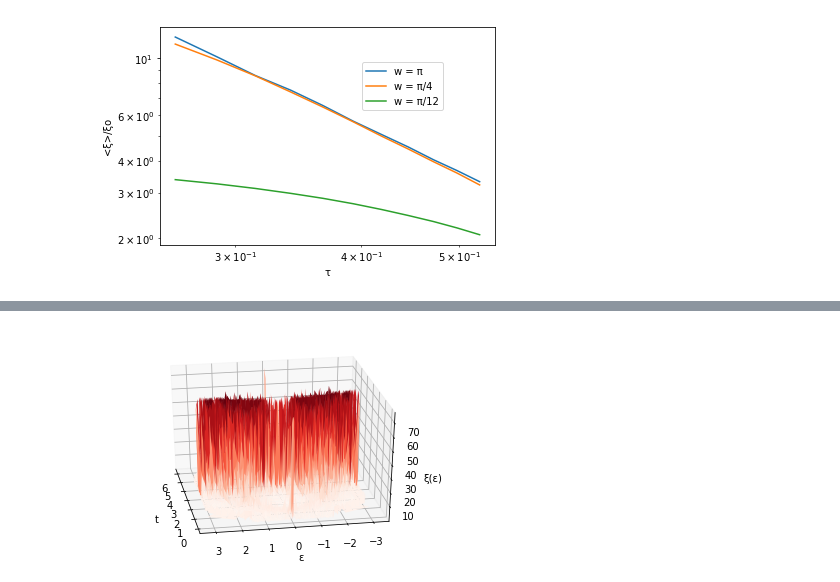
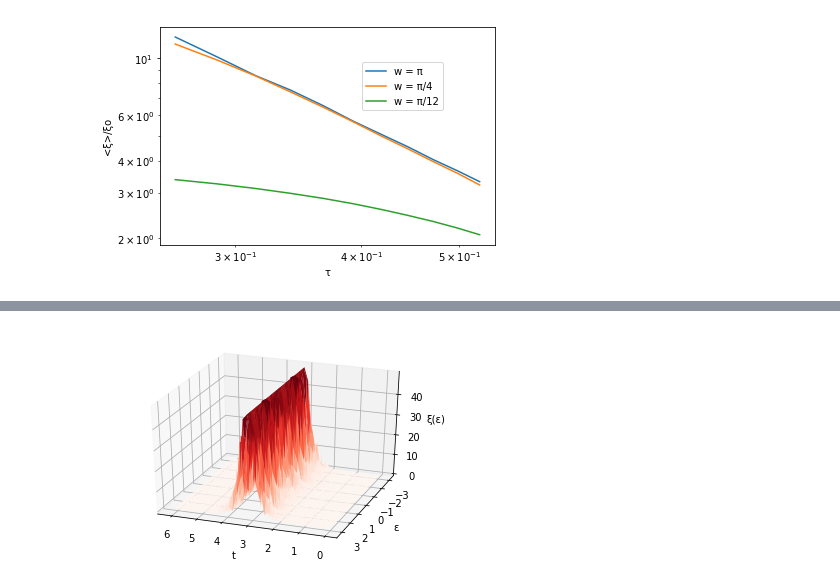
Before and after one commit to albertnbrown/1dFloquet, a Jupyter notebook: 1-D Chiral Evolution ED.ipynb, the cells around one changed output, grey strips where cells are left out. Saved outputs shown, nothing was run; the diff lists cells and outputs as text; code cells hidden in the pictures.

Commit message:
Add files via upload
Added cells using visualizations as well as relevant images in cell

```diff
--- a/1-D Chiral Evolution ED.ipynb
+++ b/1-D Chiral Evolution ED.ipynb
@@ -35,15 +35,20 @@ class SinglePartUnitaryChain:
         self.rx = np.diag(np.vectorize(lambda x: np.exp(2j*np.pi * x/(self.L)))(np.arange(self.L)))
 
     #this function prints an image of the current status of the unitary
-    def showU(self):
+    def showU(self, window=-1, showEval = -1):
+        if not window + 1:
+            window = self.L
         #use to check that you're preserving unitarity
         #print(np.linalg.det(self.U))
-        out,sub = plt.subplots(1)
-        sub.set_title("Real")
-        sub.imshow(np.real(self.U),cmap = plt.cm.bwr, norm=plt.Normalize(-1,1))
-        out1,sub1 = plt.subplots(1)
-        sub1.set_title("Imaginary")
-        sub1.imshow(np.imag(self.U),cmap = plt.cm.bwr, norm=plt.Normalize(-1,1))
+        out,sub = plt.subplots(1,2)
+        sub[0].set_title("Real")
+        sub[0].imshow(np.real(self.U[:window,:window]),cmap = plt.cm.bwr, norm=plt.Normalize(-1,1))
+        sub[1].set_title("Imaginary")
+        sub[1].imshow(np.imag(self.U[:window,:window]),cmap = plt.cm.bwr, norm=plt.Normalize(-1,1))
+        if showEval+1:
+            out1,sub1 = plt.subplots(1)
+            sub1.set_title("Eigenvalue")
+            sub1.plot(np.real(self.Evects[showEval]))
 
     #this is a swap between A and B sites "onsite"
     #the default time is the full pi/2 evolution of the drive
@@ -555,15 +560,15 @@ done
 #usually don't change w
 #h is only for additional forms of disorder
 
-Llist = [1000,2000]
-dlist = [40,20]
-tsteps = 10
+Llist = [100,200,400]
+dlist = [15,8,3]
+tsteps = 8
 tskip = 1.1
 tendskip = .1
 delT = (np.pi/2 - tskip - tendskip)/tsteps
 tpoints = np.linspace(np.pi/2 - tskip, tendskip, tsteps + 1)
-wlist = [np.pi,np.pi,np.pi]
-h = .5
+wlist = [np.pi]*len(Llist)
+h = 0
 runIdent = str(t.time())[:10]
 
 #this is the array that all the output data will be stored in
@@ -574,14 +579,14 @@ for l in range(len(Llist)):
     for d in range(dlist[l]):
         print("starting instance " + str(d+1) + " for length " + str(Llist[l]))
         system = SinglePartUnitaryChain(Llist[l],wlist[l])
-        system.CreateLoopReturn(h)
+        #system.CreateLoopReturn(h)
         #system.stepLongD()
-        #system.Dstep()
+        system.Dstep()
 
         for tee in range(tsteps+1):
-            system.U = system.H3
-            system.step1RudDfixed()
-            system.step2RudDfixed(tskip + tee*delT)
+            system.U = system.UD
+            system.step1Rud()
+            system.step2Rud(tskip + tee*delT)
 
             system.calculateEspace(v=False,timed=False)
             lens = system.locLength()
@@ -886,25 +931,25 @@ sub = plt.plot(typLocs)
 # %%
 #prints out a pretty picture from the data of a single run through the drive
 #the first of these lines makes the graph show all states
 #the second is the averaged one
 #only have one uncommented at a time!
 Taxis, Laxis = np.meshgrid(delT2*np.arange(Steps1 + Steps2 + Steps3 + Steps4), (2*np.pi*np.arange(-(L)//2,(L)//2)/(L)))
 #Taxis, Laxis = np.meshgrid(delT2*np.arange(Steps1 + Steps2 + Steps3 + Steps4), (2*np.pi*np.arange(-(L//delL)//2,(L//delL)//2)/(L//delL)))
 from mpl_toolkits.mplot3d import Axes3D
 fig = plt.figure()
 ax = fig.gca(projection='3d')
 
 #same with these two
 ax.plot_surface(Taxis,np.transpose(quasEvals), np.transpose(loclens), linewidth=0, cmap = plt.cm.Reds)
 #ax.plot_surface(Taxis,Laxis, np.transpose(loclens), linewidth=0, cmap = plt.cm.Reds)
 #ax.plot_surface(Taxis,smoothQs, smoothLocs, linewidth=0, cmap = plt.cm.Reds)
 
 #the two numbers here are pitch and yaw respectively (vertical angle and turned angle)
 ax.set_xlabel("t")
 ax.set_ylabel("ε")
 ax.set_zlabel("ξ(ε)")
-ax.view_init(30, 170)
+ax.view_init(30, 110)
 #fig.savefig('simple_onsite_disorder_evolution.png', dpi=400)
 plt.show()
 # %% [output]
-[figure, old version]
+[figure, new version]
```
Also changed, not shown: parts of 5 cells of this notebook, 1 other file.
